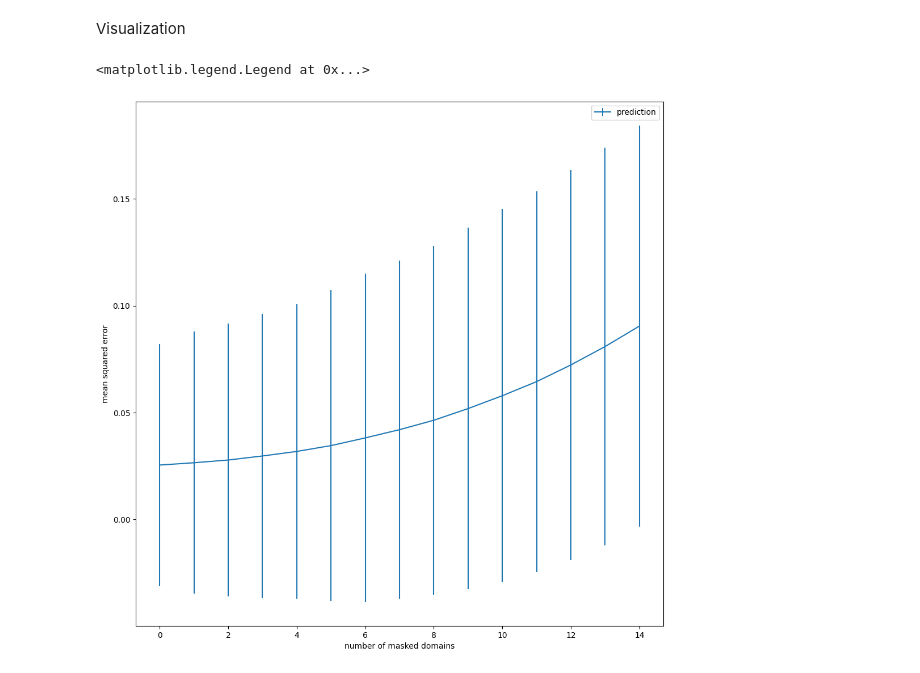
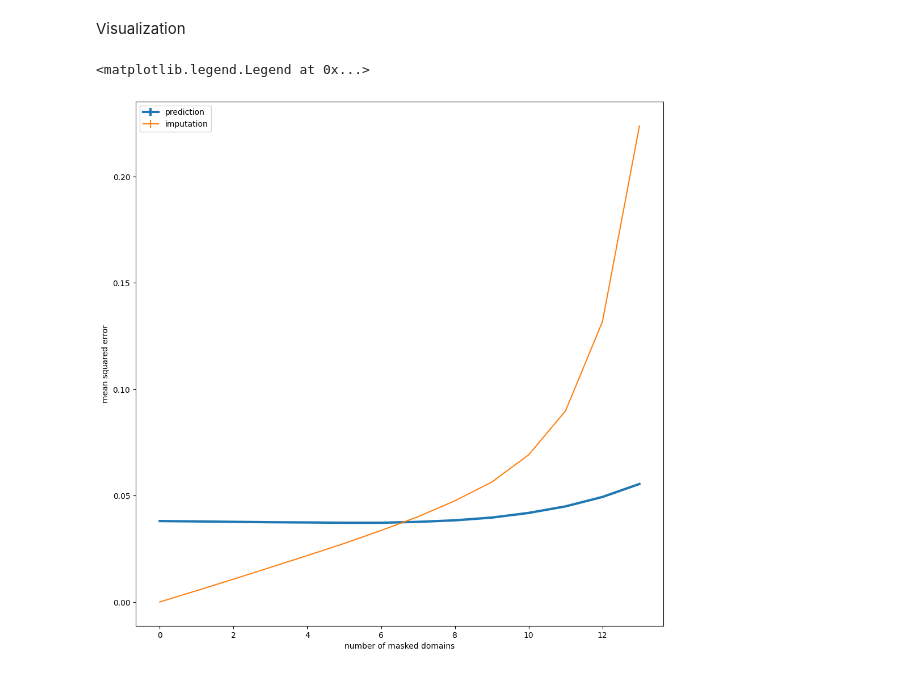
Before and after one commit to twchen88/ct_research, a Jupyter notebook: baseline_quant.ipynb, the cells around one changed output. Drawn from its saved outputs; the diff is of its cells as text; code cells hidden in the pictures.

Commit message:
baseline quant update :( and other general changes

```diff
--- a/baseline_quant.ipynb
+++ b/baseline_quant.ipynb
@@ -263,6 +271,7 @@ for i in range(num_runs):
                                 lr = lr)
 
     x_train, x_val, y_train, y_val = train_test_split(train_data, ground_truth, test_size=0.50)
+    model.eval()
     with torch.no_grad():
         predictions = model(torch.from_numpy(x_train).float())
         zero_loss = loss_function(predictions, torch.from_numpy(y_train).float())
@@ -419,7 +428,7 @@ def predict(data, model):
     model.eval()
     data_t = torch.tensor(data, dtype=torch.float32)
     with torch.no_grad():
-        return model(data).clone().detach().numpy()
+        return model(data_t).clone().detach().numpy()
 # %%
 test_data
 # %% [output]
@@ -468,28 +481,41 @@ def create_new_array_2d(ground_truth, prediction, masked):
 
     return new_array
 # %%
-index_list = test_data.index.tolist()
-for masked_number in range(0, 15):
+from scipy.stats import sem
+
+for masked_number in range(0, 14):
     masked_ratio = masked_number / 14
     ## create masked testing data so we can see how the model predicts and how imputation compares
     masked_test_data = generate_mask(test_data[column_names].copy().to_numpy(), ratio=masked_ratio)
-    masked_test_data = create_missing_indicator(masked_test_data)
+
+    # impute
+    imputataion_data = imputation(pd.DataFrame(masked_test_data, columns=column_names), mode="other").to_numpy()
+
 
     # predict
-    predictions = predict(torch.from_numpy(masked_test_data).float(), model)
-    # predictions_indexed = dict(zip(index_list, predictions))
+    masked_test_data = create_missing_indicator(masked_test_data)
+    predictions = predict(masked_test_data, model)
     # predictions = create_new_array_2d(create_missing_indicator(test_data[column_names].copy().to_numpy()), predictions, masked_test_data)
 
-    # impute
-    imputataion_data = imputation(pd.DataFrame(masked_test_data[:, ::2], columns=column_names), mode="data").to_numpy()
 
-    ## get accuracy
+    ## get accuracy (abs)
+    squared_diffs_pred = abs(predictions[:, ::2] - test_data[column_names].copy().to_numpy())
+    error_prediction_abs.append(sem(squared_diffs_pred, axis=None, ddof=0))
+    mse = np.mean(squared_diffs_pred)
+    accuracy_list_prediction_abs.append(mse)
+
+    squared_diffs_impute = abs(imputataion_data - test_data[column_names].copy().to_numpy())
+    error_imputation_abs.append(sem(squared_diffs_impute, axis=None, ddof=0))
+    mse = np.mean(squared_diffs_impute)
+    accuracy_list_imputation_abs.append(mse)
+
+    ## get accuracy (sq)
     squared_diffs_pred = (predictions[:, ::2] - test_data[column_names].copy().to_numpy()) ** 2
-    std_prediction.append(np.std(squared_diffs_pred))
+    error_prediction_sq.append(sem(squared_diffs_pred, axis=None, ddof=0))
     mse = np.mean(squared_diffs_pred)
-    accuracy_list_prediction.append(mse)
+    accuracy_list_prediction_sq.append(mse)
 
     squared_diffs_impute = (imputataion_data - test_data[column_names].copy().to_numpy()) ** 2
-    std_imputation.append(np.std(squared_diffs_impute))
+    error_imputation_sq.append(sem(squared_diffs_impute, axis=None, ddof=0))
     mse = np.mean(squared_diffs_impute)
-    accuracy_list_imputation.append(mse)
+    accuracy_list_imputation_sq.append(mse)
@@ -537,11 +523,11 @@ accuracy_list_prediction
 Visualization
 # %%
 fig = plt.figure(figsize=(12, 12))
-plt.errorbar(range(0, 15), accuracy_list_prediction, yerr=std_prediction, label="prediction")
-# plt.errorbar(range(0, 15), accuracy_list_imputation, yerr=std_imputation, label="imputation")
+plt.errorbar(range(0, 14), accuracy_list_prediction_sq, yerr=error_prediction_sq, label="prediction", linewidth=3)
+plt.errorbar(range(0, 14), accuracy_list_imputation_sq, yerr=error_imputation_sq, label="imputation")
 plt.xlabel("number of masked domains")
 plt.ylabel("mean squared error")
 plt.legend()
 # %% [output]
 <matplotlib.legend.Legend at 0x...>
-[figure, old version]
+[figure, new version]
```
Also changed, not shown: parts of 12 cells of this notebook, 2 other files.
